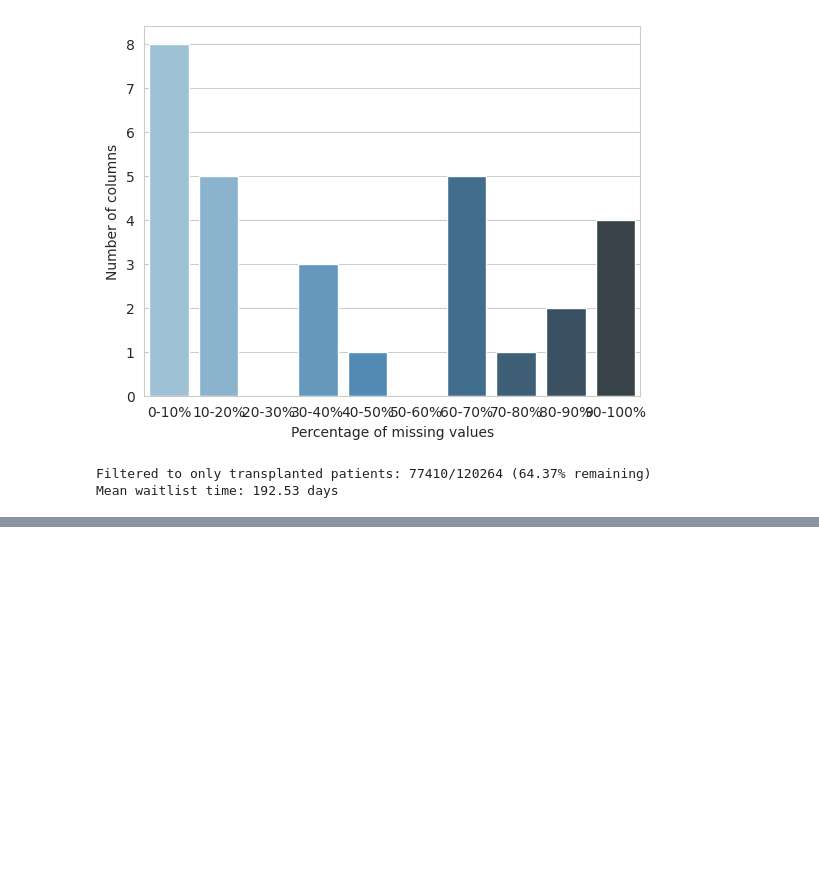
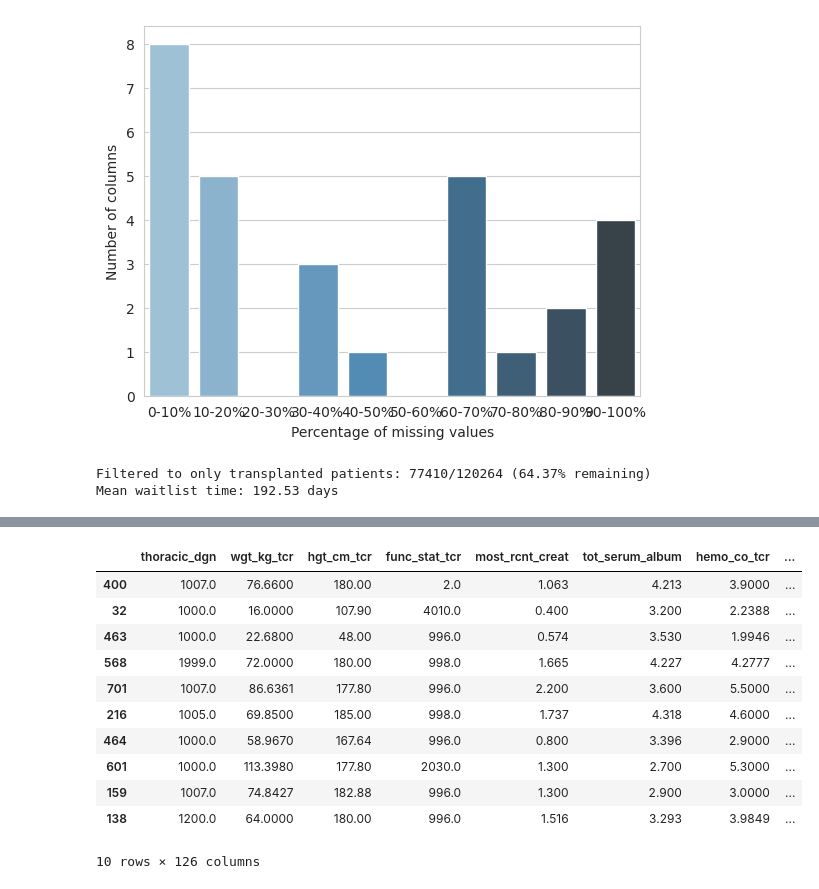
Before and after one commit to adicreson/time-to-heart-transplantation, a Jupyter notebook: week3/s1_imputer_v2.ipynb, the cells around one changed output, grey strips where cells are left out. Drawn from its saved outputs; the diff is of its cells as text; code cells hidden in the pictures; blank space fills up the shorter version.

```diff
--- a/week3/s1_imputer_v2.ipynb
+++ b/week3/s1_imputer_v2.ipynb
@@ -112,2 +168,17 @@ df = pd.get_dummies(df, columns=categorical_columns)
 # %%
 df.to_csv("../Data_120294_2023-03-29_cleaned.csv", index=False)
+
+df.sample(10)
+# %% [output]
+|  | thoracic_dgn | wgt_kg_tcr | hgt_cm_tcr | func_stat_tcr | most_rcnt_creat | tot_serum_album | hemo_co_tcr | ... |
+| 400 | 1007.0 | 76.6600 | 180.00 | 2.0 | 1.063 | 4.213 | 3.9000 | ... |
+| 32 | 1000.0 | 16.0000 | 107.90 | 4010.0 | 0.400 | 3.200 | 2.2388 | ... |
+| 463 | 1000.0 | 22.6800 | 48.00 | 996.0 | 0.574 | 3.530 | 1.9946 | ... |
+| 568 | 1999.0 | 72.0000 | 180.00 | 998.0 | 1.665 | 4.227 | 4.2777 | ... |
+| 701 | 1007.0 | 86.6361 | 177.80 | 996.0 | 2.200 | 3.600 | 5.5000 | ... |
+| 216 | 1005.0 | 69.8500 | 185.00 | 998.0 | 1.737 | 4.318 | 4.6000 | ... |
+| 464 | 1000.0 | 58.9670 | 167.64 | 996.0 | 0.800 | 3.396 | 2.9000 | ... |
+| 601 | 1000.0 | 113.3980 | 177.80 | 2030.0 | 1.300 | 2.700 | 5.3000 | ... |
+| 159 | 1007.0 | 74.8427 | 182.88 | 996.0 | 1.300 | 2.900 | 3.0000 | ... |
+| 138 | 1200.0 | 64.0000 | 180.00 | 996.0 | 1.516 | 3.293 | 3.9849 | ... |
+10 rows × 126 columns
```
Also changed, not shown: parts of 7 cells of this notebook.
